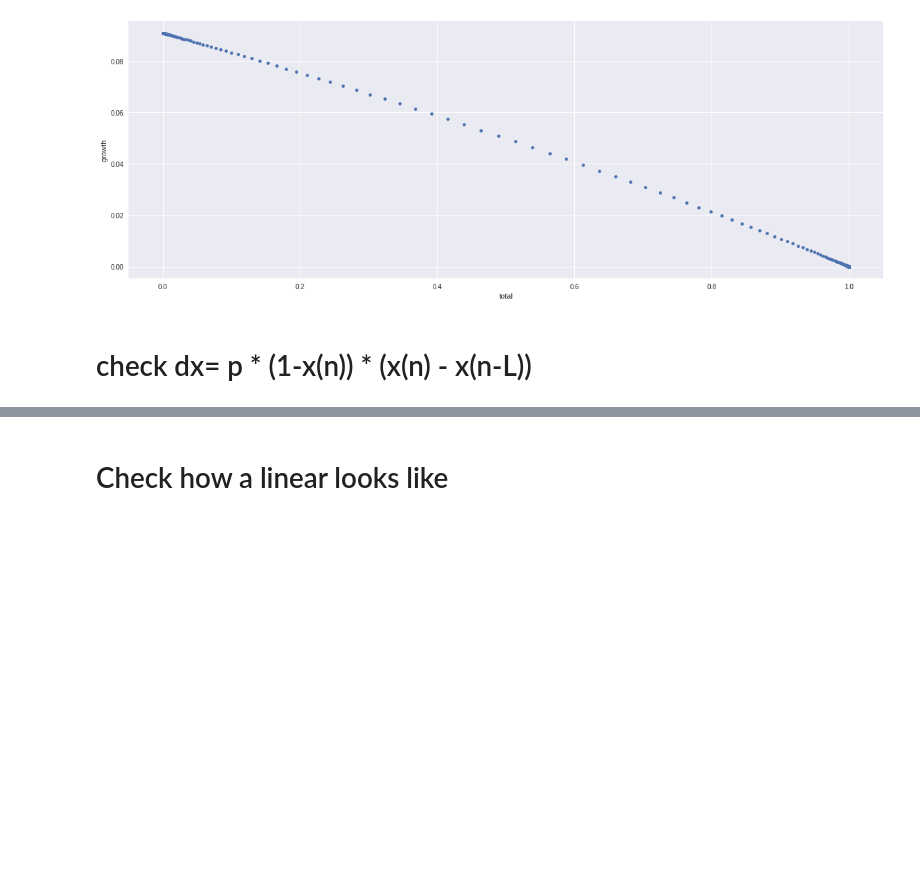
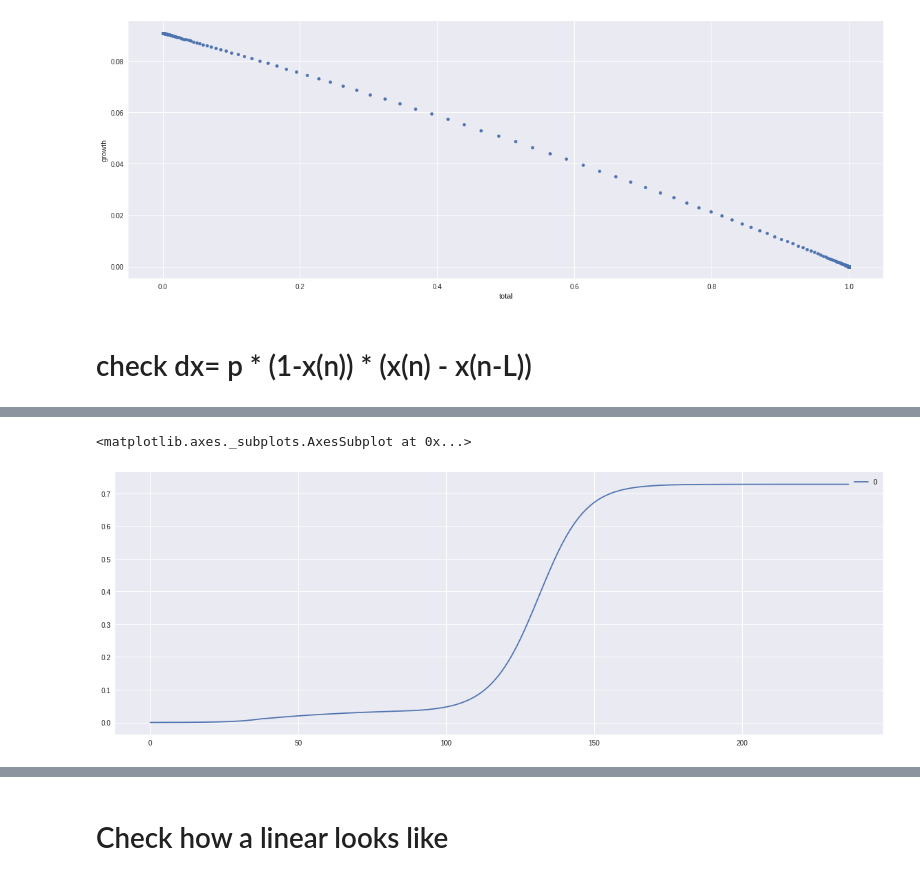
Before and after one commit to acsaba22/covid, a Jupyter notebook: archive/logistic-playaround.ipynb, the cells around one changed output, grey strips where cells are left out. Drawn from its saved outputs; the diff is of its cells as text; code cells hidden in the pictures; blank space fills up the shorter version.

```diff
--- a/archive/logistic-playaround.ipynb
+++ b/archive/logistic-playaround.ipynb
@@ -125,0 +159,6 @@ scatter.plot.scatter(x='total', y='growth')
+# %%
+df = pd.DataFrame(v)
+df.plot()
+# %% [output]
+<matplotlib.axes._subplots.AxesSubplot at 0x...>
+[figure, added]
```
Also changed, not shown: parts of 12 cells of this notebook.
